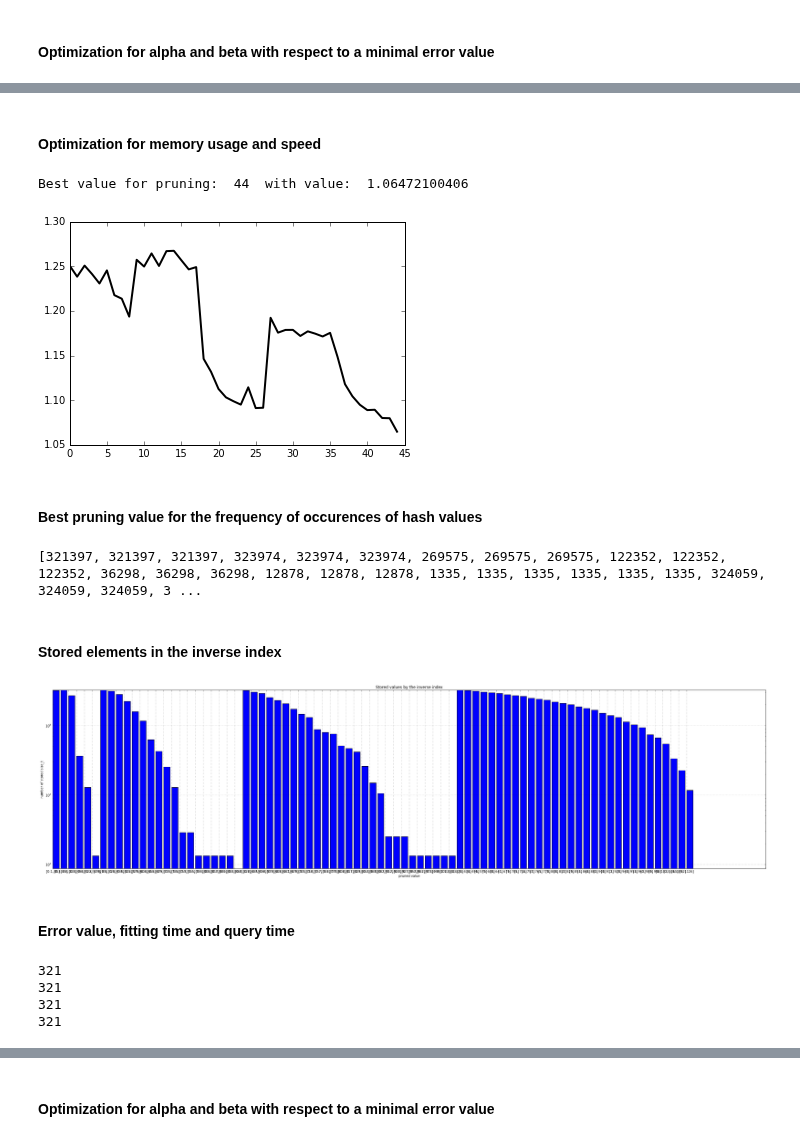
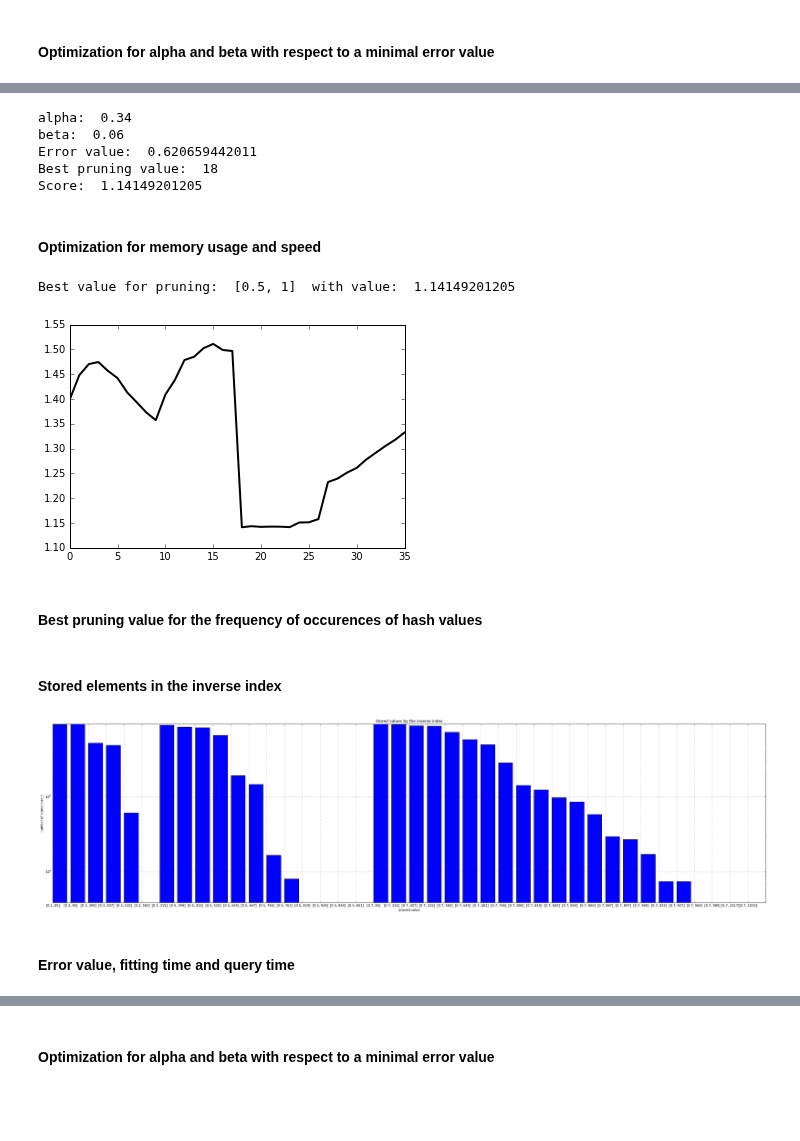
Before and after one commit to joachimwolff/sparse-neighbors-search, a Jupyter notebook: example/Methods to save memory.ipynb, the cells around one changed output, grey strips where cells are left out. Cells and saved outputs as stored; diff of their text form; code cells hidden in the pictures; blank space fills up the shorter version.

Commit message:
Benchmark creation changed and new results

```diff
--- a/example/Methods to save memory.ipynb
+++ b/example/Methods to save memory.ipynb
@@ -583,13 +542,21 @@ Score:  1.77233277346
+# %%
+result, plotValues = computeAlphaBeta(error_list, memory_list, time_fit_list, max_memory, max_time)
+# %% [output]
+alpha:  0.34
+beta:  0.06
+Error value:  0.620659442011
+Best pruning value:  18
+Score:  1.14149201205
 # %% [markdown]
 #### Optimization for memory usage and speed
 # %%
-result = compute_score(error_list, memory_list, time_fit_list, max_memory, max_time, alpha=0.13, beta=0.36)
+result = compute_score(error_list, memory_list, time_fit_list, max_memory, max_time, alpha=0.34, beta=0.06)
 # print result
-plt.plot(range(0,45), result[2], 'k-', lw=2)
-print "Best value for pruning: ", result[1][0][0], " with value: ", result[0]
+plt.plot(range(len(iteration_value_list)), result[2], 'k-', lw=2)
+print "Best value for pruning: ", iteration_value_list[result[1][0][0]], " with value: ", result[0]
 # %% [output]
-Best value for pruning:  44  with value:  1.06472100406
+Best value for pruning:  [0.5, 1]  with value:  1.14149201205
-[figure, old version]
+[figure, new version]
 # %% [markdown]
 #### Best pruning value for the frequency of occurences of hash values
 # %%
@@ -627,63 +594,29 @@ for i in frequency_pruning:
 # print len(distribution_pruning)
 # print distribution_pruning
 # print error_list
-# %%
-memory_list = []
-for dist in distribution_pruning:
-    memory = 0
-    for j in dist[0][0]:
-        memory += dist[0][0][j]
-    memory_list.append(memory)
-tmp_memory = []
-tmp_index = []
-tmp_fitting_time = []
-tmp_query_time = []
-tmp_error_list = []
-for i in xrange(len(memory_list)):
-    if memory_list[i] != 0:
-        tmp_memory.append(memory_list[i])
-        tmp_index.append(iteration_value_list[i])
-        tmp_fitting_time.append(time_fit_list[i])
-        tmp_error_list.append(error_list[i])
-        tmp_query_time.append(time_kneighbors_list[i])
-memory_list = tmp_memory
-iteration_value_list = tmp_index
-time_fit_list = tmp_fitting_time
-error_list = tmp_error_list
-time_kneighbors_list = tmp_query_time
-print memory_list
-# %% [output]
-[321397, 321397, 321397, 323974, 323974, 323974, 269575, 269575, 269575, 122352, 122352, 122352, 36298, 36298, 36298, 12878, 12878, 12878, 1335, 1335, 1335, 1335, 1335, 1335, 324059, 324059, 324059, 3 ...
+# %%
+memory_list, iteration_value_list, time_fit_list, error_list, time_kneighbors_list = \
+getMemory(distribution_pruning, iteration_value_list, time_fit_list, error_list, time_kneighbors_list)
 # %% [markdown]
 #### Stored elements in the inverse index
 # %%
-data = np.arange(len(memory_list[0::4]))
+data = np.arange(len(memory_list[0::3]))
 plt.figure(figsize=(40, 10))
 plt.width=1
 plt.yscale('log')
-plt.bar(data, memory_list[0::4])
-plt.xticks(data, iteration_value_list[0::4])
+plt.bar(data, memory_list[0::3])
+plt.xticks(data, iteration_value_list[0::3])
 ymax = max(memory_list)
 plt.ylim(0, ymax)
 plt.grid()
 plt.ylabel("number of stored size_t")
 plt.xlabel("pruned value")
 plt.title("Stored values by the inverse index")
 plt.show()
 # %% [output]
-[figure, old version]
+[figure, new version]
 # %% [markdown]
 #### Error value, fitting time and query time
-# %%
-print len(range(0, len(iteration_value_list)))
-print len(error_list)
-print len(time_fit_list)
-print len(time_kneighbors_list)
-# %% [output]
-321
-321
-321
-321
 # %%
 createPlot(range(0, len(iteration_value_list)), error_list, time_fit_list, time_kneighbors_list,
            "Pruned hash functions with less hash values as n",
```
Also changed, not shown: parts of 65 cells of this notebook, 6 other files.
